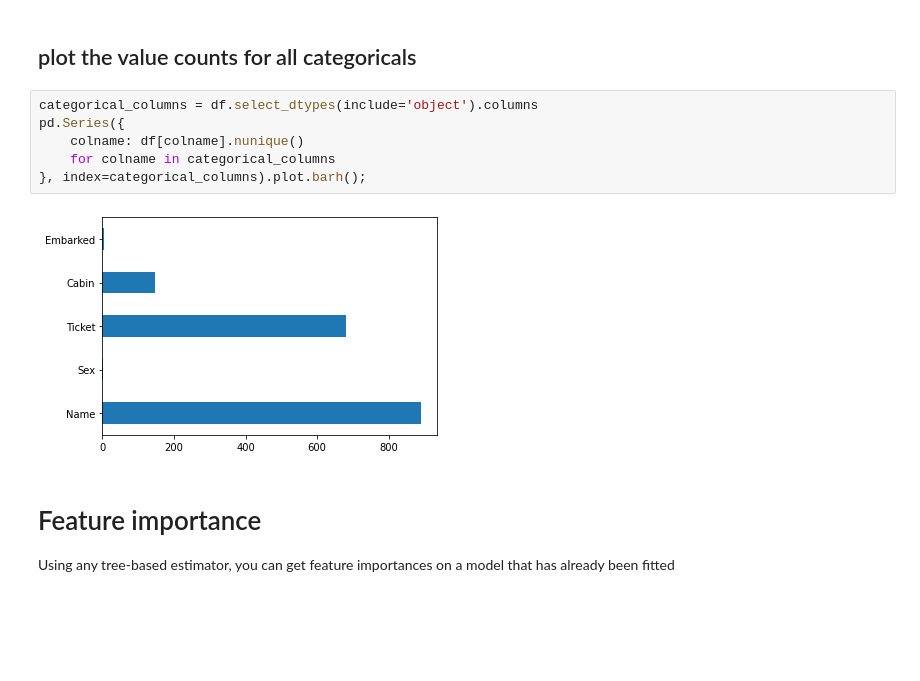
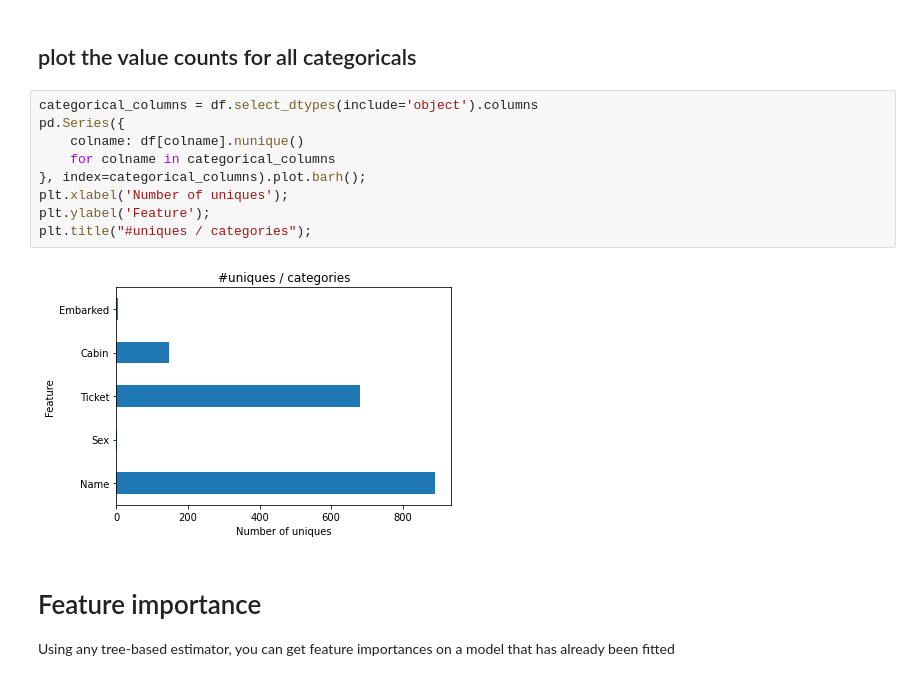
Before and after one commit to LDSSA/batch5-students, a Jupyter notebook: S01 - Bootcamp and Binary Classification/SLU14 - Model complexity and Overfitting/Examples Notebook.ipynb, the cells around one changed output. Drawn from its saved outputs; the diff is of its cells as text; blank space fills up the shorter version.

Commit message:
[SLU14] Normalize graphs and fix typos

```diff
--- a/S01 - Bootcamp and Binary Classification/SLU14 - Model complexity and Overfitting/Examples Notebook.ipynb
+++ b/S01 - Bootcamp and Binary Classification/SLU14 - Model complexity and Overfitting/Examples Notebook.ipynb
@@ -80,11 +80,14 @@ Name: Cabin, dtype: int64
 # %%
 categorical_columns = df.select_dtypes(include='object').columns
 pd.Series({
     colname: df[colname].nunique()
     for colname in categorical_columns
 }, index=categorical_columns).plot.barh();
+plt.xlabel('Number of uniques');
+plt.ylabel('Feature');
+plt.title("#uniques / categories");
 # %% [output]
-[figure, old version]
+[figure, new version]
 # %% [markdown]
 # Feature importance
 
```
Also changed, not shown: parts of 10 cells of this notebook, 3 other files.
